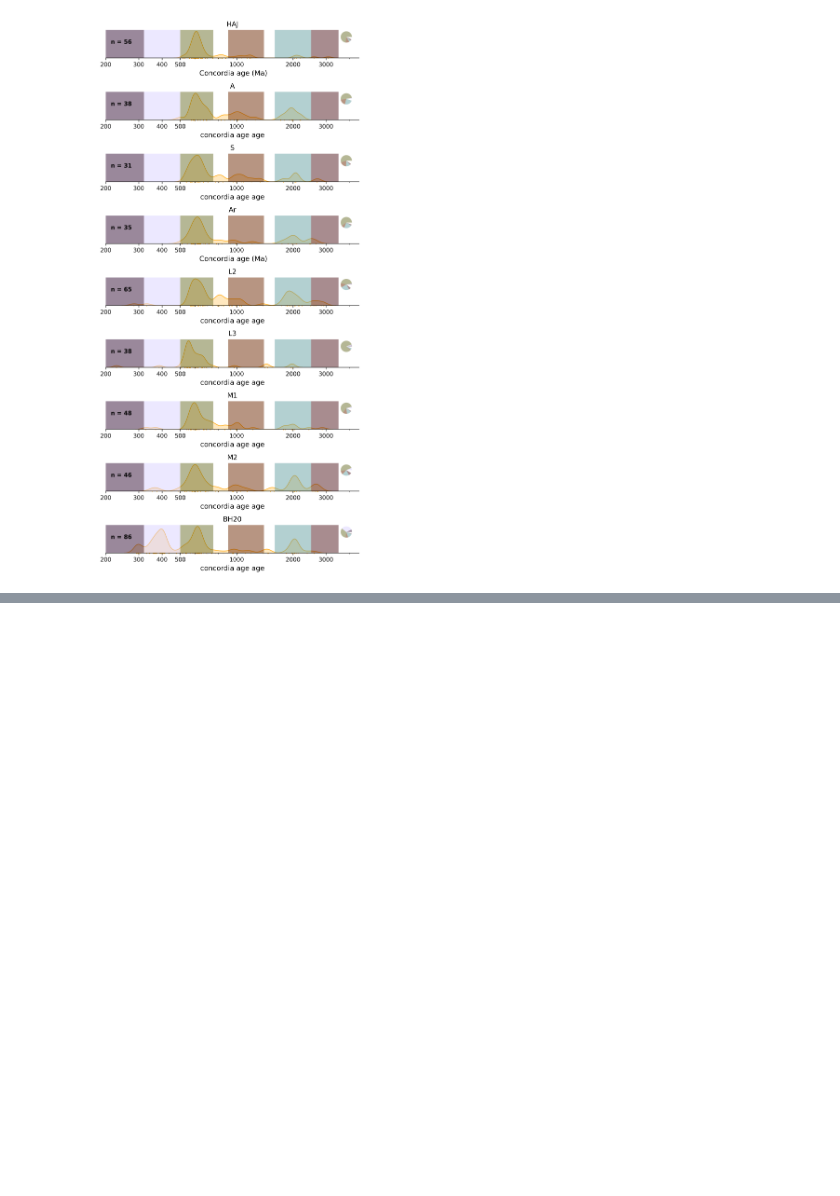
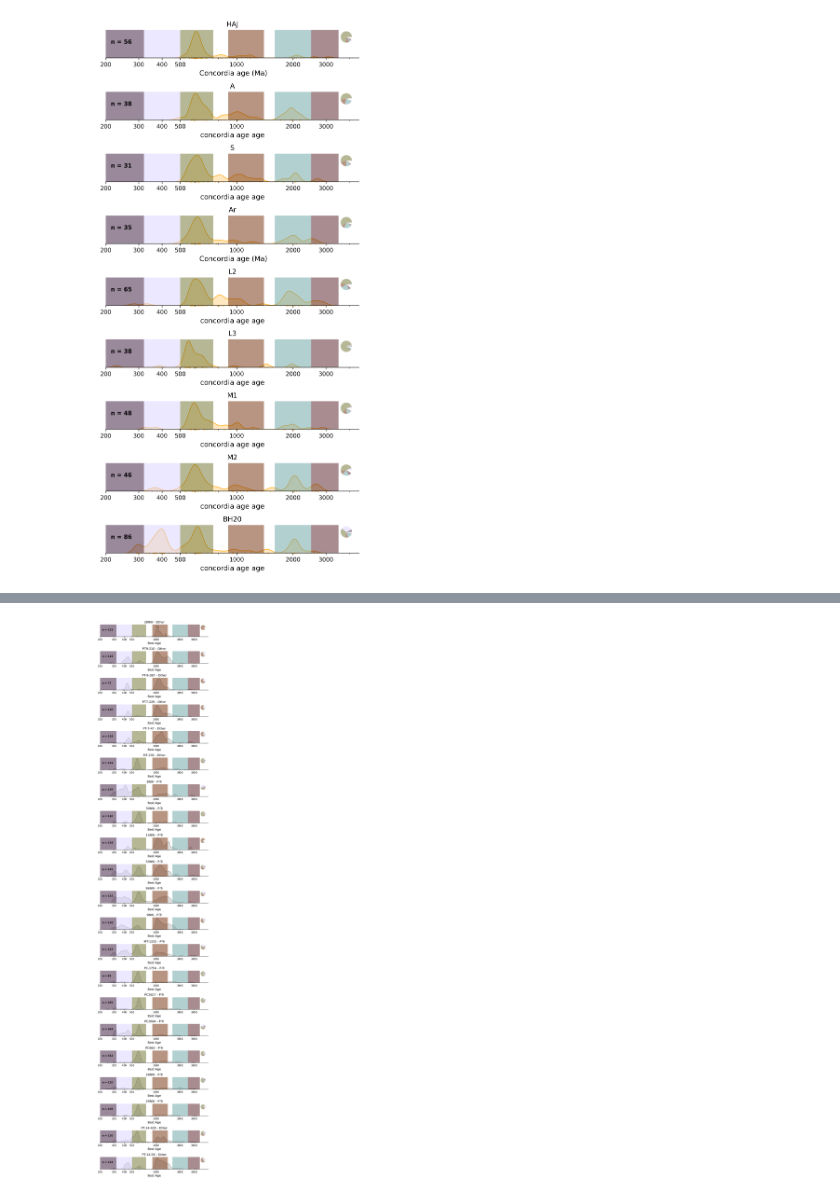
Before and after one commit to dyvasey/dataset-morocco-dz-2024, a Jupyter notebook: process_published.ipynb, the cells around one changed output, grey strips where cells are left out. Cells and saved outputs as stored; diff of their text form; code cells hidden in the pictures; blank space fills up the shorter version.

Commit message:
Added Newark data

```diff
--- a/process_published.ipynb
+++ b/process_published.ipynb
@@ -347,0 +376,24 @@ ages_df.to_csv(output+'marzoli_ages.csv',index=False)
+# %%
+# Extract individual samples and save to list
+smps = []
+for name in meta.index:
+    print(name)
+    lat = float(meta.loc[name,'Latitude'])
+    lon = float(meta.loc[name,'Longitude'])
+    ptr = meta.loc[name,'Unit'] in ptr_formations
+    if ',' in name:
+        print('Split Name')
+        split = name.split(', ')
+        name = split[0]
+        print(name)
+        data1 = raw[raw.index.str.startswith(name)]
+        name2 = split[1]
+        print(name2)
+        data2 = raw[raw.index.str.startswith(name2)]
+        data = pd.concat([data1,data2])
+    else:
+        data = raw[raw.index.str.startswith(name)]
+    ptr_formations = ['Stockton','Lockatong','Passaic']
+    ptr_dict = {True:'P-Tr',False:'Other'}
+    smp = dz.DZSample(name=name,latlon=(lat,lon),agedata=data,color='gray',source='Foster-Baril',reported_age=ptr_dict[ptr])
+    smps.append(smp)
@@ -347,0 +418,17 @@ ages_df.to_csv(output+'marzoli_ages.csv',index=False)
+# %%
+# Calculate best ages and plot KDEs
+fig,axs = plt.subplots(len(smps),figsize=(6.5,len(smps)*1.5),dpi=300)
+
+for k,smp in enumerate(smps):
+    ax = axs[k]
+    no_disc = smp.agedata['Best Age']!='DISC'
+    smp.bestage = smp.agedata[no_disc]['Best Age'].astype(float)
+    smp.kde(ax=ax,bw_adjust=0.2,spans=spans,add_pie=True,span_colors=colors)
+    ax.set_xlim(200,4500)
+    ax.set_title(smp.name + ' - ' + smp.reported_age)
+    smp.save()
+
+plt.tight_layout()
+fig.savefig('Foster-Baril_kdes.pdf')
+# %% [output]
+[figure, added]
```
Also changed, not shown: parts of 3 cells of this notebook, 1 other file.
